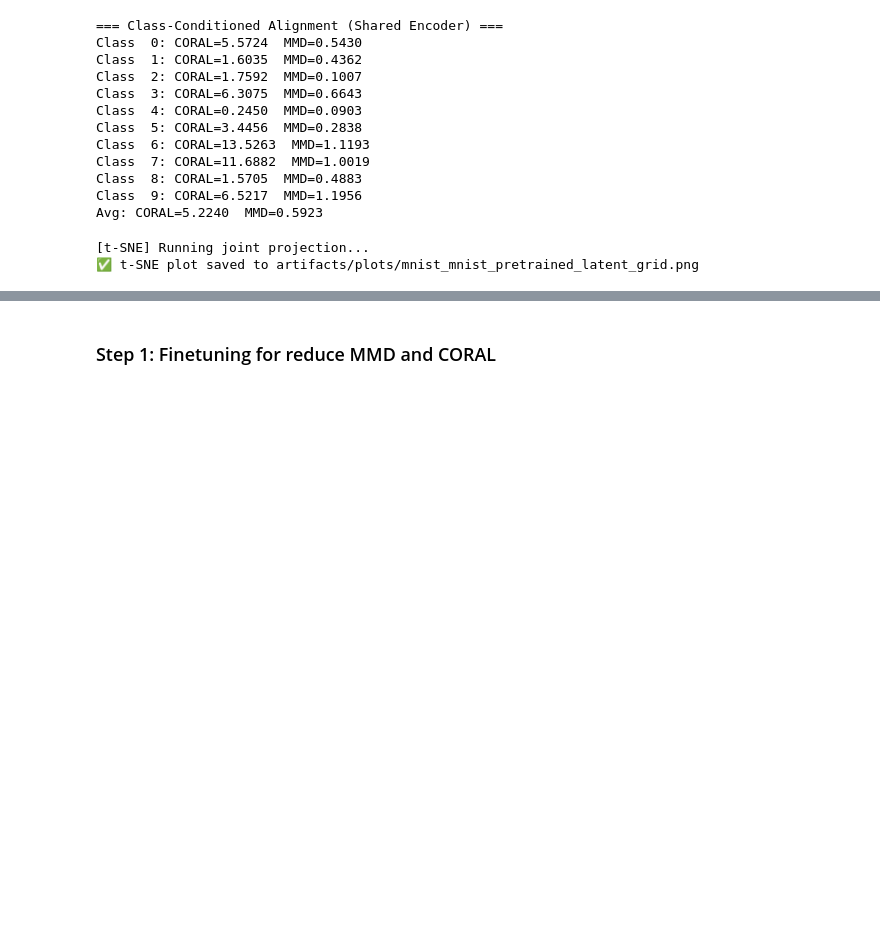
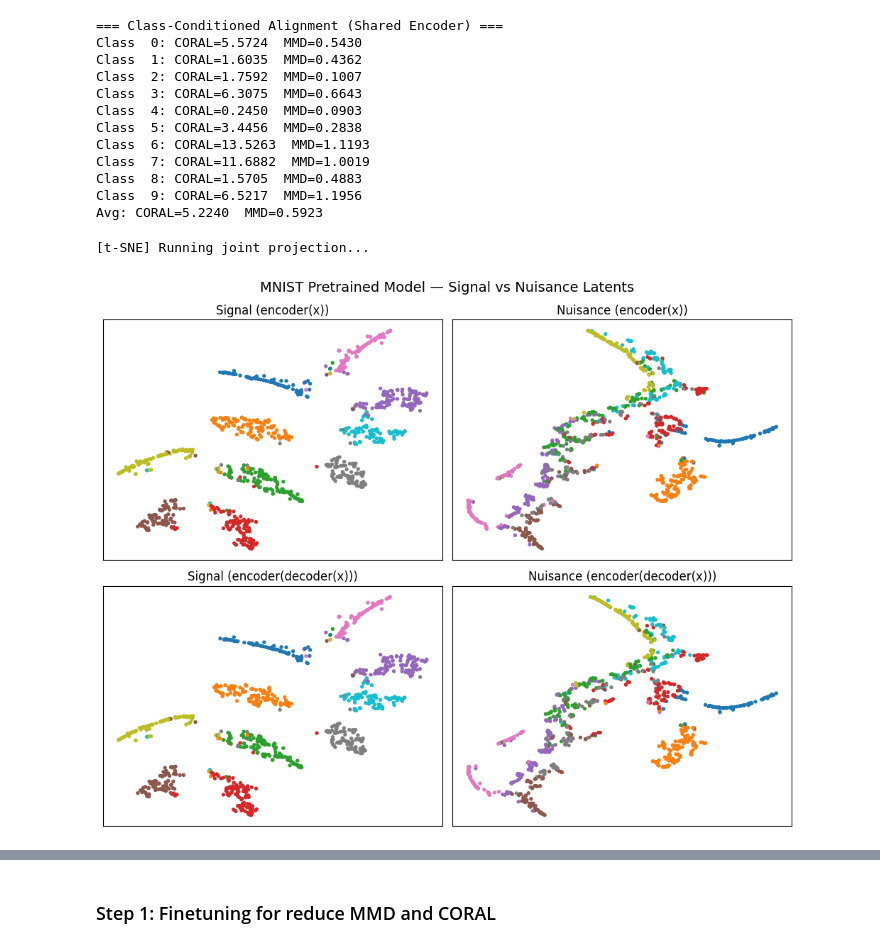
Before and after one commit to ChiPhuongHuynh/Domain-Adaptation, a Jupyter notebook: experiments.ipynb, the cells around one changed output, grey strips where cells are left out. Saved outputs shown, nothing was run; the diff lists cells and outputs as text; code cells hidden in the pictures; blank space fills up the shorter version.

Commit message:
fixed plots

```diff
--- a/experiments.ipynb
+++ b/experiments.ipynb
@@ -121,15 +121,15 @@ Avg: CORAL=5.2240  MMD=0.5923
 # %%
 plot_latent_tsne_grid(
     encoder=encoder_M,
     decoder=decoder_M,
     dataloader=loader_M,
     device=device,
-    save_path="artifacts/plots/mnist_mnist_pretrained_latent_grid.png",
+    save_path=None,
     n_samples=1000,
     title_prefix="MNIST Pretrained Model"
 )
 # %% [output]
 [t-SNE] Running joint projection...
-✅ t-SNE plot saved to artifacts/plots/mnist_mnist_pretrained_latent_grid.png
+[figure, added]
 # %%
 plot_latent_tsne_grid(
```
Also changed, not shown: parts of 6 cells of this notebook, 4 other files.
